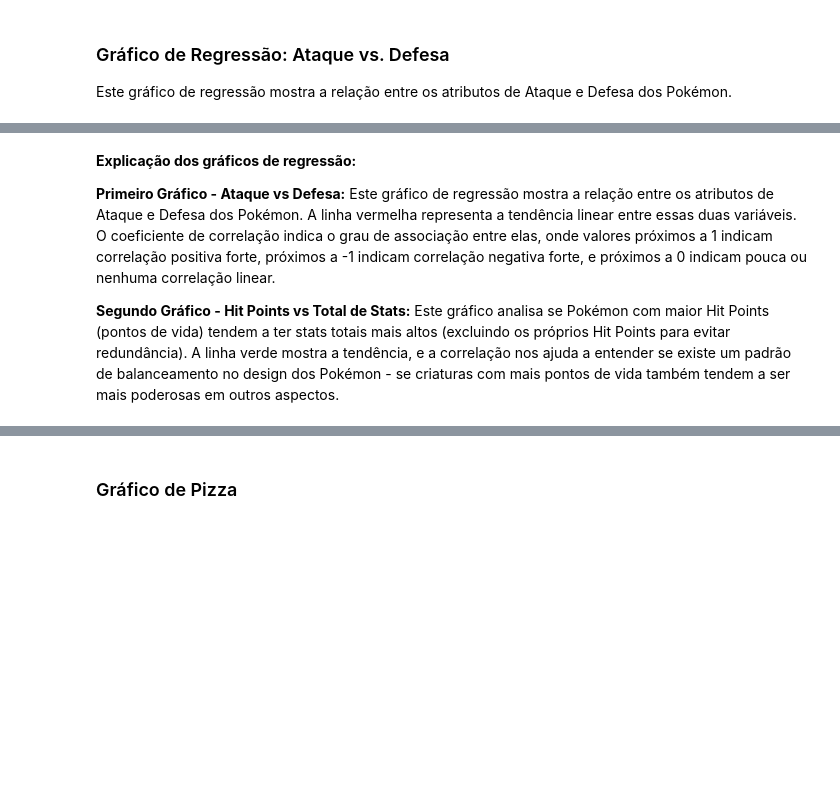
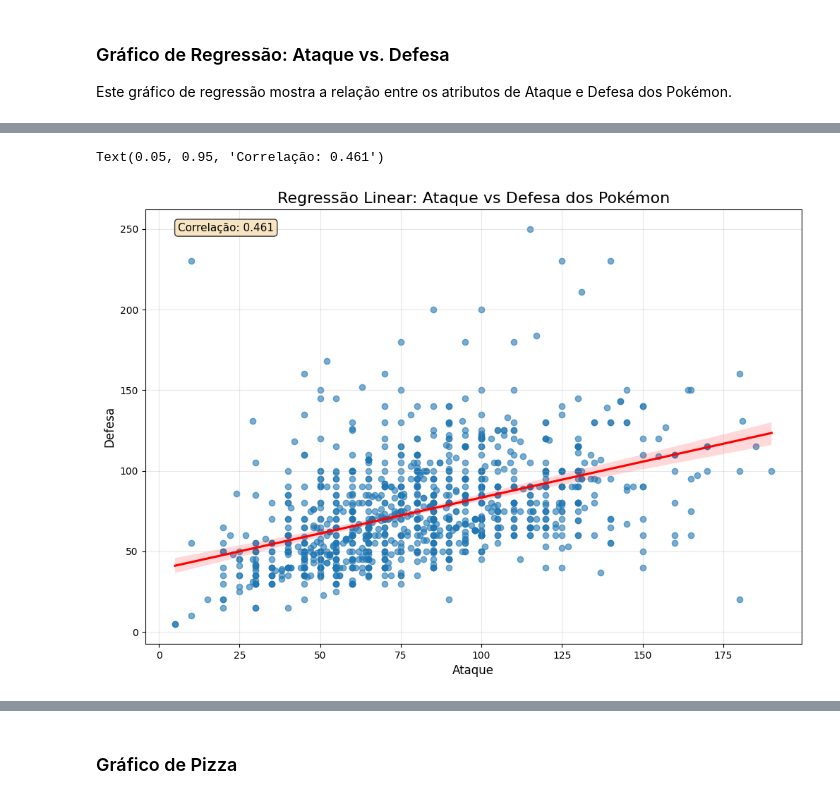
Before and after one commit to F1reFinger/Poke-BI, a Jupyter notebook: Data_Layer/raw/Analytics2.ipynb, the cells around one changed output, grey strips where cells are left out. Saved outputs shown, nothing was run; the diff lists cells and outputs as text; code cells hidden in the pictures; blank space fills up the shorter version.

```diff
--- a/Data_Layer/raw/Analytics2.ipynb
+++ b/Data_Layer/raw/Analytics2.ipynb
@@ -96,8 +55,20 @@ plt.show()
-# %% [markdown]
-**Explicação dos gráficos de regressão:**
-
-**Primeiro Gráfico - Ataque vs Defesa:**
-Este gráfico de regressão mostra a relação entre os atributos de Ataque e Defesa dos Pokémon. A linha vermelha representa a tendência linear entre essas duas variáveis. O coeficiente de correlação indica o grau de associação entre elas, onde valores próximos a 1 indicam correlação positiva forte, próximos a -1 indicam correlação negativa forte, e próximos a 0 indicam pouca ou nenhuma correlação linear.
-
-**Segundo Gráfico - Hit Points vs Total de Stats:**
-Este gráfico analisa se Pokémon com maior Hit Points (pontos de vida) tendem a ter stats totais mais altos (excluindo os próprios Hit Points para evitar redundância). A linha verde mostra a tendência, e a correlação nos ajuda a entender se existe um padrão de balanceamento no design dos Pokémon - se criaturas com mais pontos de vida também tendem a ser mais poderosas em outros aspectos.
+# %%
+plt.figure(figsize=(12, 8))
+
+# Criar o gráfico de regressão
+sns.regplot(data=dataFrame, x='attack', y='defense',
+            scatter_kws={'alpha':0.6}, line_kws={'color':'red'})
+
+# Adicionar títulos e formatação
+plt.title('Regressão Linear: Ataque vs Defesa dos Pokémon', fontsize=16)
+plt.xlabel('Ataque', fontsize=12)
+plt.ylabel('Defesa', fontsize=12)
+plt.grid(True, alpha=0.3)
+
+# Calcular e exibir a correlação
+correlation = dataFrame['attack'].corr(dataFrame['defense'])
+plt.text(0.05, 0.95, f'Correlação: {correlation:.3f}', transform=plt.gca().transAxes,
+         bbox=dict(boxstyle="round", facecolor='wheat', alpha=0.8), fontsize=11)
+# %% [output]
+Text(0.05, 0.95, 'Correlação: 0.461')
+[figure, added]
```
Also changed, not shown: parts of 19 cells of this notebook.
